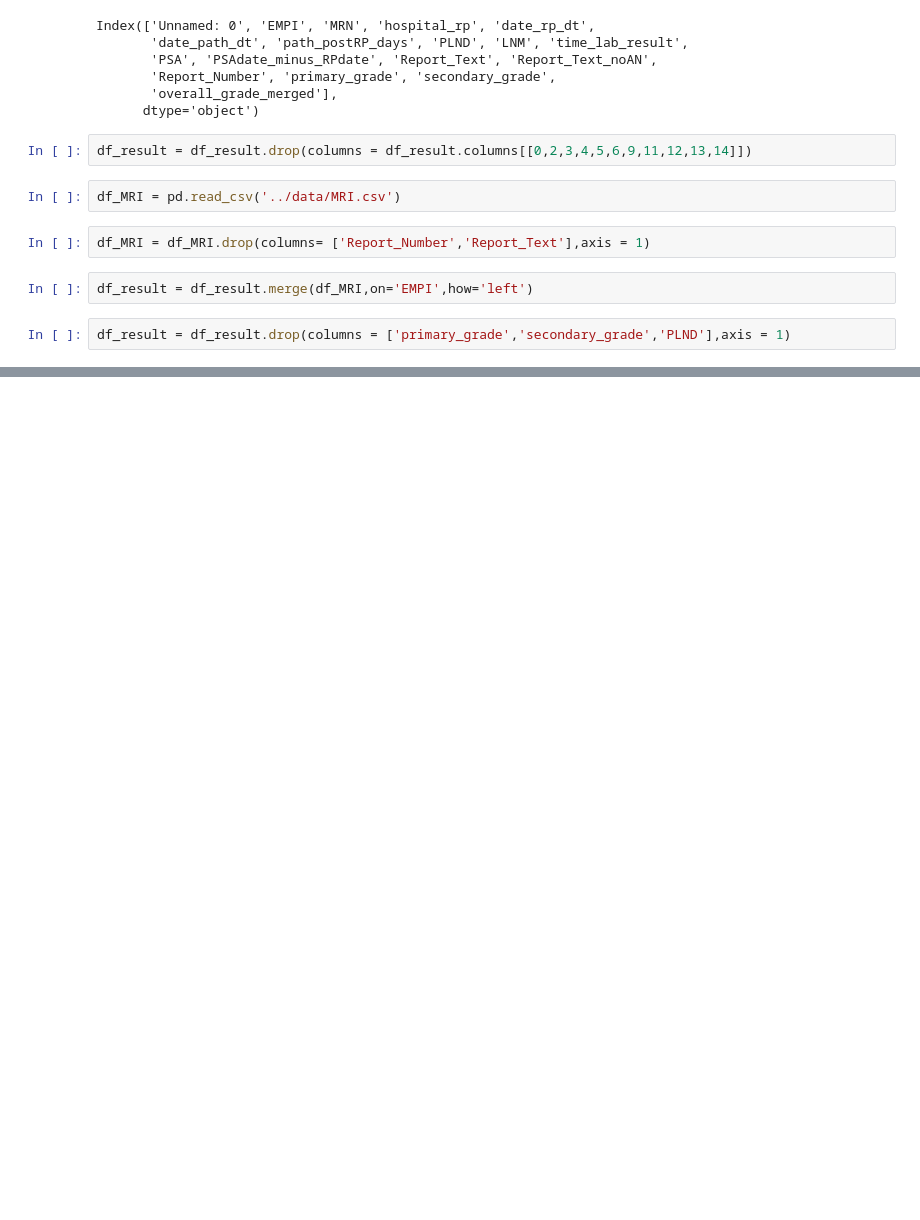
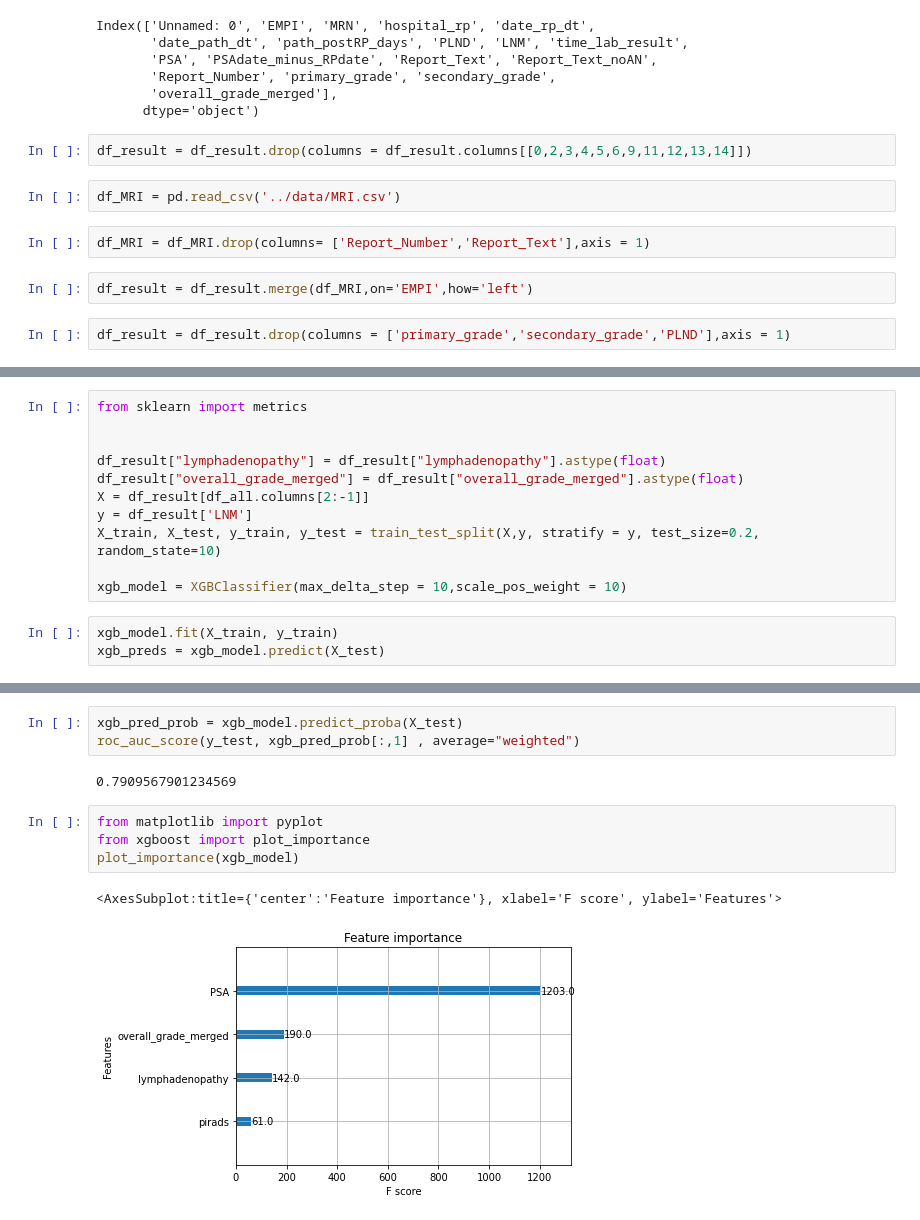
Before and after one commit to wan19990901/MIT-6.871-Project, a Jupyter notebook: prostate_nlp_extraction-main/prostate_grade_extractor/test.ipynb, the cells around one changed output, grey strips where cells are left out. Drawn from its saved outputs; the diff is of its cells as text; blank space fills up the shorter version.

```diff
--- a/prostate_nlp_extraction-main/prostate_grade_extractor/test.ipynb
+++ b/prostate_nlp_extraction-main/prostate_grade_extractor/test.ipynb
@@ -148,0 +285,14 @@ Index(['EMPI', 'LNM', 'PSA', 'overall_grade_merged', 'lymphadenopathy',
+# %%
+from sklearn import metrics
+
+
+df_result["lymphadenopathy"] = df_result["lymphadenopathy"].astype(float)
+df_result["overall_grade_merged"] = df_result["overall_grade_merged"].astype(float)
+X = df_result[df_all.columns[2:-1]]
+y = df_result['LNM']
+X_train, X_test, y_train, y_test = train_test_split(X,y, stratify = y, test_size=0.2, random_state=10)
+
+xgb_model = XGBClassifier(max_delta_step = 10,scale_pos_weight = 10)
+# %%
+xgb_model.fit(X_train, y_train)
+xgb_preds = xgb_model.predict(X_test)
@@ -148,0 +316,12 @@ Index(['EMPI', 'LNM', 'PSA', 'overall_grade_merged', 'lymphadenopathy',
+# %%
+xgb_pred_prob = xgb_model.predict_proba(X_test)
+roc_auc_score(y_test, xgb_pred_prob[:,1] , average="weighted")
+# %% [output]
+0.7909567901234569
+# %%
+from matplotlib import pyplot
+from xgboost import plot_importance
+plot_importance(xgb_model)
+# %% [output]
+<AxesSubplot:title={'center':'Feature importance'}, xlabel='F score', ylabel='Features'>
+[figure, added]
```
Also changed, not shown: parts of 34 cells of this notebook, 3 other files.
